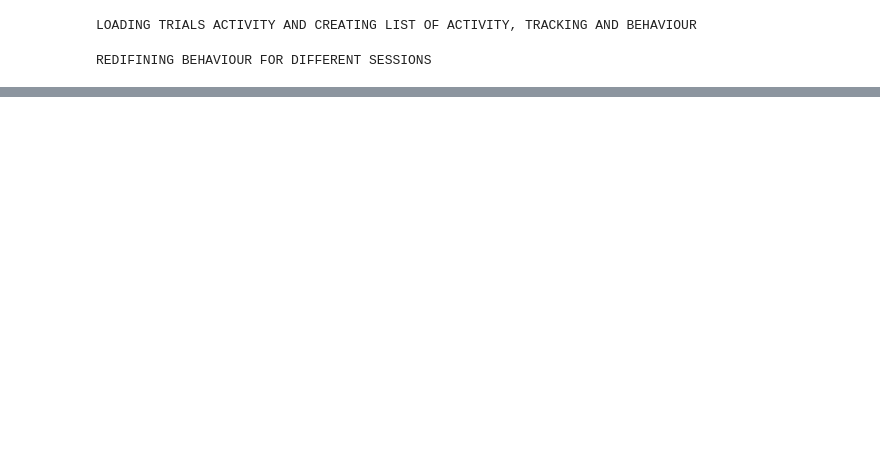
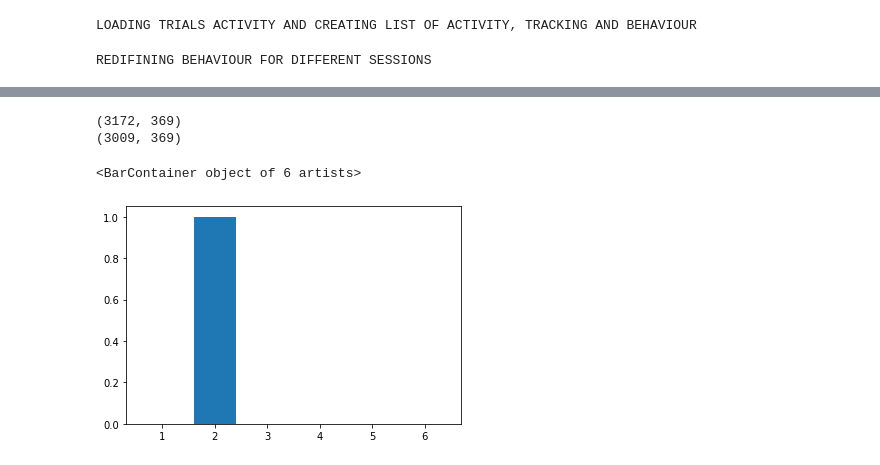
Before and after one commit to melisamc89/neural_analysys, a Jupyter notebook: src/cca_decoding_resting.ipynb, the cells around one changed output, grey strips where cells are left out. Drawn from its saved outputs; the diff is of its cells as text; code cells hidden in the pictures; blank space fills up the shorter version.

```diff
--- a/src/cca_decoding_resting.ipynb
+++ b/src/cca_decoding_resting.ipynb
@@ -465,0 +373,11 @@ performance_cca_unsup_std = np.zeros((10,4))
+# %%
+print(Xpre.shape)
+print(Xresting.shape)
+# %% [output]
+(3172, 369)
+(3009, 369)
+# %%
+plt.bar(np.arange(1,7),y_pred_cca[150,:])
+# %% [output]
+<BarContainer object of 6 artists>
+[figure, added]
```
Also changed, not shown: parts of 4 cells of this notebook, 3 other files.
